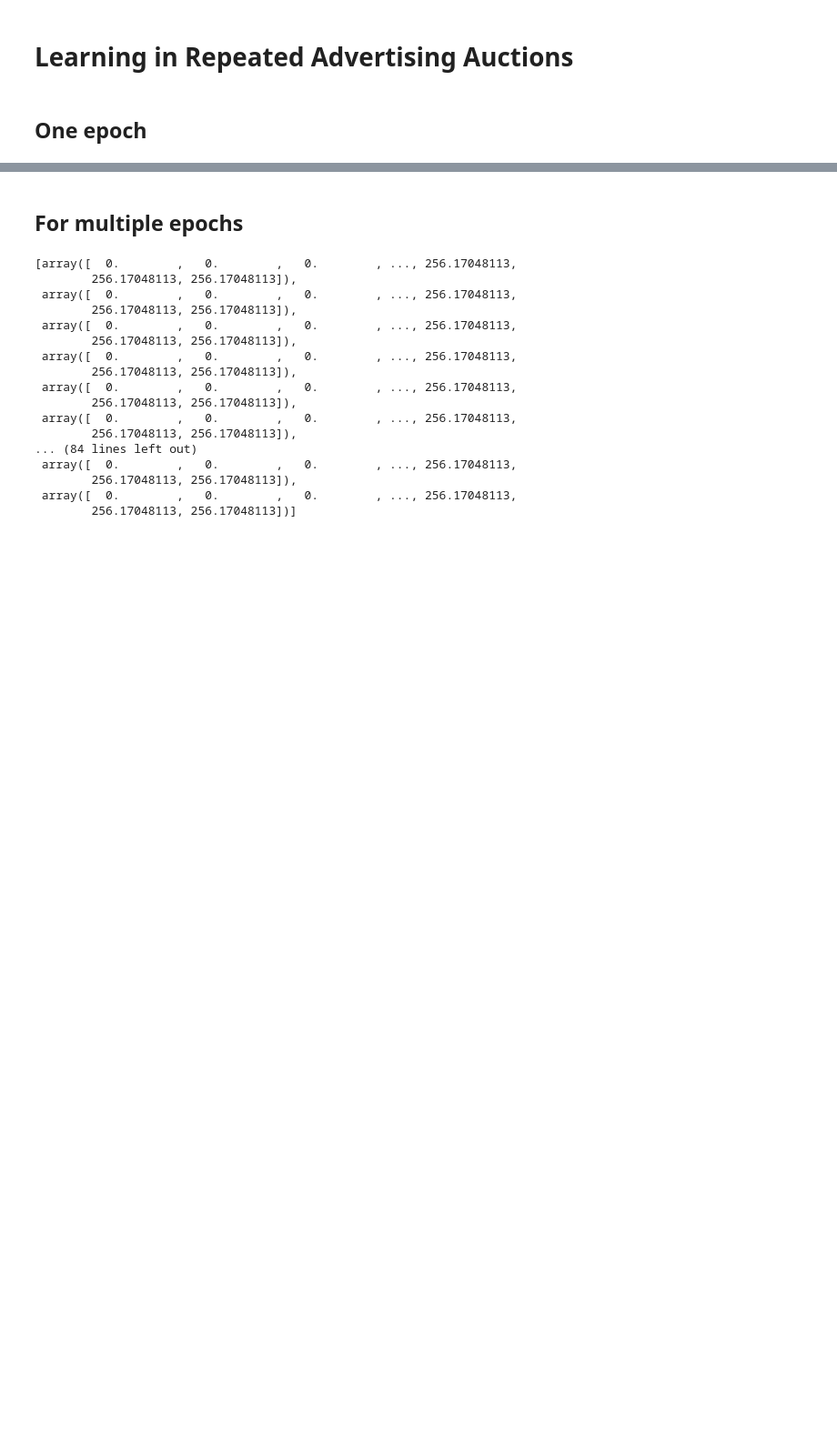
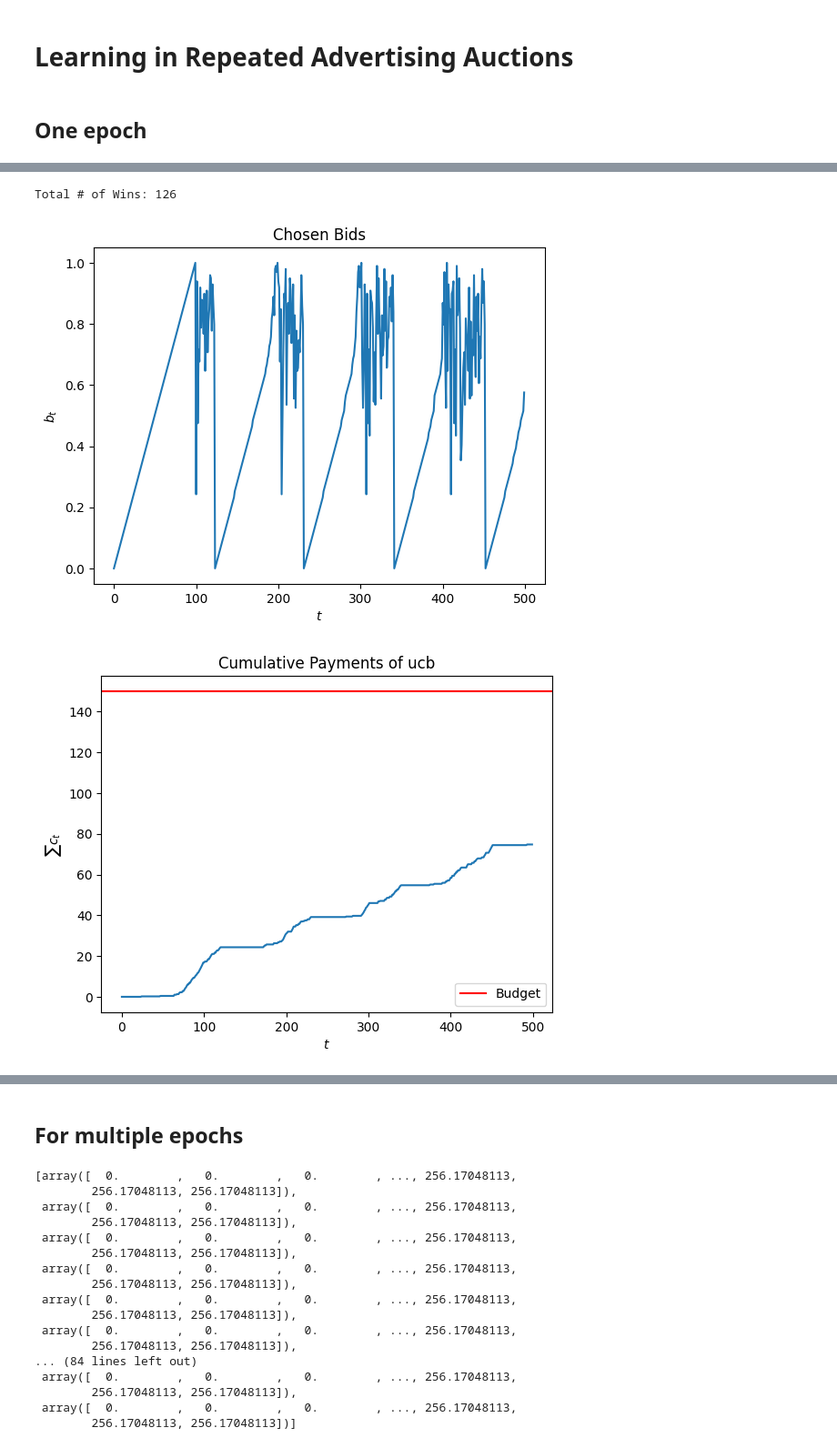
Before and after one commit to manuu1311/OLA-project, a Jupyter notebook: Deliverables/Requirement1/prova_bid.ipynb, the cells around one changed output, grey strips where cells are left out. Shown at 91% size. Cells and saved outputs as stored; diff of their text form; code cells hidden in the pictures; blank space fills up the shorter version.

Commit message:
added ucblike approach

```diff
--- a/Deliverables/Requirement1/prova_bid.ipynb
+++ b/Deliverables/Requirement1/prova_bid.ipynb
@@ -84,0 +91,71 @@ plt.show()
+# %%
+# advertisers' fixed parameters
+## we assume that our agent has the FIRST index, e.g. our q_a*v_a = 0.56
+
+n_advertisers = 4 # four advertisers, including myself
+ctrs = np.ones(n_advertisers)
+B = 150
+my_valuation=0.8
+
+# environmental settings
+n_users = 500
+
+# competitors
+other_bids = np.random.uniform(0, 1, size = (n_advertisers-1, n_users)) # n_advertiser-1 cause one is my agent, that i don't have to consider in other
+m_t = other_bids.max(axis=0)
+## I'm considering competitors stronger than me, since they are free to exceed my budget
+
+# In stochastic enviroment a greedy clairvoyant
+clairvoyant_bids, clairvoyant_utilities, clairvoyant_payments = get_clairvoyant_truthful(B, my_valuation, m_t, n_users)
+
+eta = 1/np.sqrt(n_users) # from theory
+
+agent = ucblike(B,n_users,1,100)
+
+auction = SecondPriceAuction(ctrs)
+
+utilities = np.array([])
+my_bids = np.array([])
+my_payments = np.array([])
+total_wins = 0
+
+np.random.seed(18)
+for u in range(n_users):
+    # interaction
+    my_bid = agent.pull_arm()
+    bids = np.append(my_bid, other_bids[:, u].ravel())
+    winners, payments_per_click = auction.round(bids=bids)
+    my_win = int(winners==0)
+    f_t, c_t = (my_valuation-m_t[u])*my_win, m_t[u]*my_win
+    agent.update(f_t, c_t)
+    # logging
+    utilities = np.append(utilities, f_t)
+    my_bids = np.append(my_bids, my_bid)
+    my_payments = np.append(my_payments, c_t)
+    total_wins+=my_win
+print(f'Total # of Wins: {total_wins}')
+# %% [output]
+Total # of Wins: 126
+# %%
+plt.plot(my_bids)
+plt.xlabel('$t$')
+plt.ylabel('$b_t$')
+plt.title('Chosen Bids')
+plt.show()
+cumulative_payments = np.cumsum(my_payments)
+plt.plot(cumulative_payments)
+plt.xlabel('$t$')
+plt.ylabel('$\sum c_t$')
+plt.axhline(B, color='red', label='Budget')
+plt.legend()
+plt.title('Cumulative Payments of ucb')
+plt.show()
+cumulative_regret = np.cumsum(clairvoyant_utilities-utilities)
+plt.plot(cumulative_regret)
+plt.xlabel('$t$')
+plt.ylabel('$\sum f_t$')
+plt.title('Cumulative Regret of ucb like')
+plt.show()
+# %% [output]
+[figure, added]
+[figure, added]
```
Also changed, not shown: parts of 10 cells of this notebook, 4 other files.
